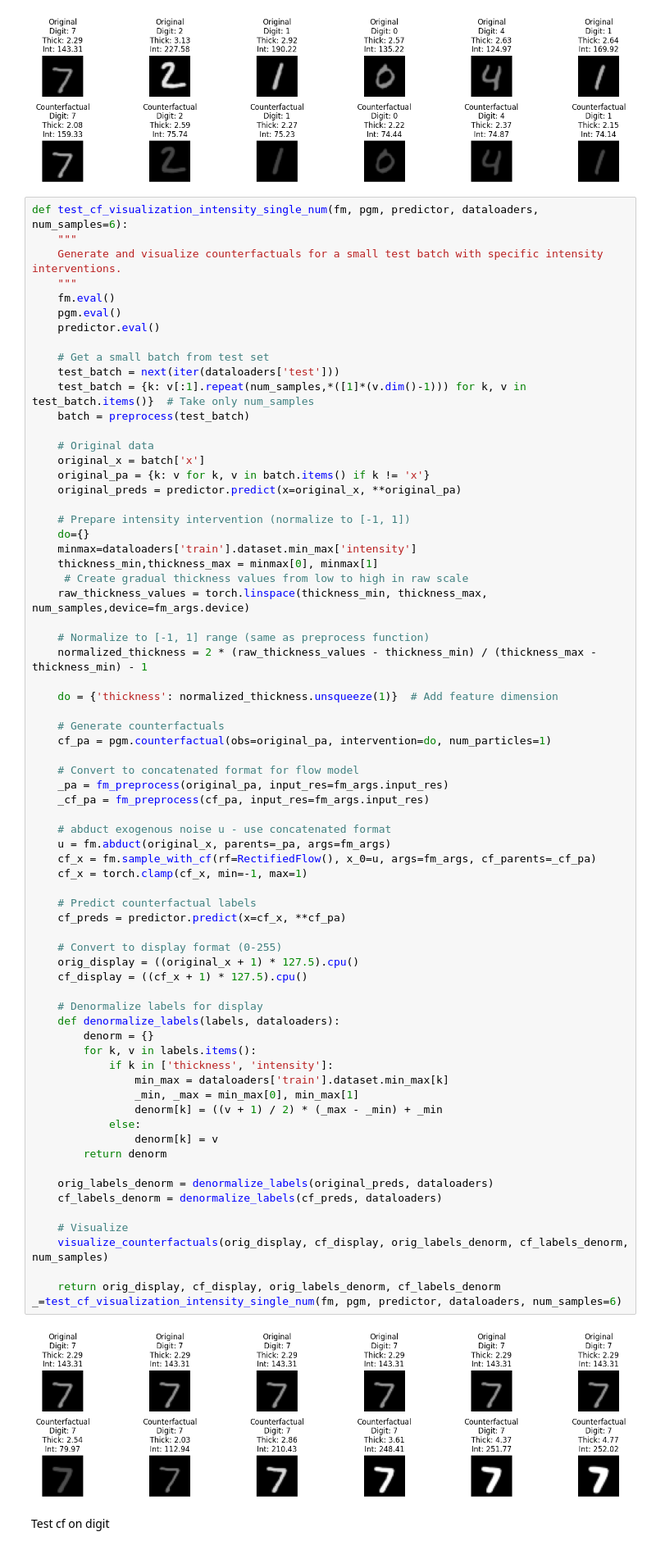
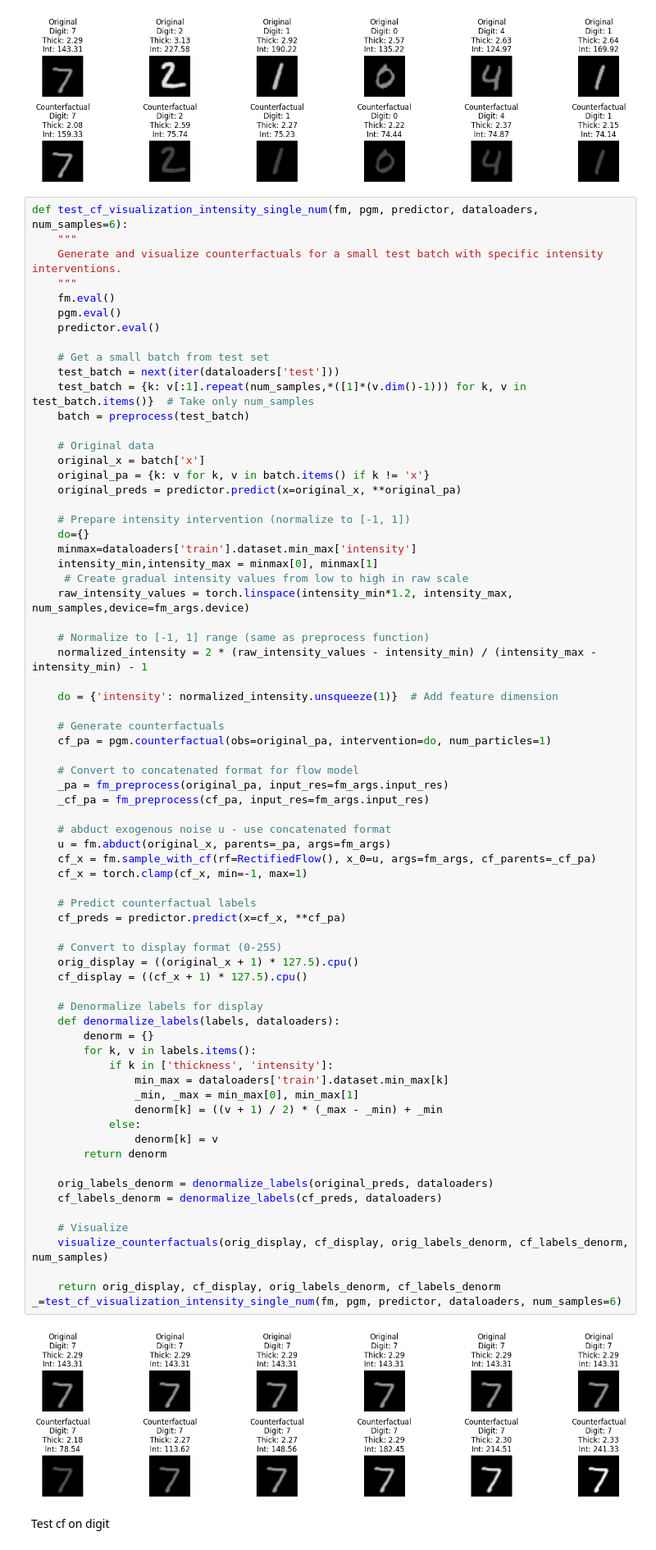
Before and after one commit to GeorgeT27/causal-retified-flow, a Jupyter notebook: src/notebook/counterfactual.ipynb, the cells around one changed output. Shown at 82% size. Drawn from its saved outputs; the diff is of its cells as text.

```diff
--- a/src/notebook/counterfactual.ipynb
+++ b/src/notebook/counterfactual.ipynb
@@ -339,14 +339,14 @@ def test_cf_visualization_intensity_single_num(fm, pgm, predictor, dataloaders,
     # Prepare intensity intervention (normalize to [-1, 1])
     do={}
     minmax=dataloaders['train'].dataset.min_max['intensity']
-    thickness_min,thickness_max = minmax[0], minmax[1]
-     # Create gradual thickness values from low to high in raw scale
-    raw_thickness_values = torch.linspace(thickness_min, thickness_max, num_samples,device=fm_args.device)
+    intensity_min,intensity_max = minmax[0], minmax[1]
+     # Create gradual intensity values from low to high in raw scale
+    raw_intensity_values = torch.linspace(intensity_min*1.2, intensity_max, num_samples,device=fm_args.device)
 
     # Normalize to [-1, 1] range (same as preprocess function)
-    normalized_thickness = 2 * (raw_thickness_values - thickness_min) / (thickness_max - thickness_min) - 1
+    normalized_intensity = 2 * (raw_intensity_values - intensity_min) / (intensity_max - intensity_min) - 1
 
-    do = {'thickness': normalized_thickness.unsqueeze(1)}  # Add feature dimension
+    do = {'intensity': normalized_intensity.unsqueeze(1)}  # Add feature dimension
 
     # Generate counterfactuals
     cf_pa = pgm.counterfactual(obs=original_pa, intervention=do, num_particles=1)
@@ -361,34 +361,34 @@ def test_cf_visualization_intensity_single_num(fm, pgm, predictor, dataloaders,
     cf_x = torch.clamp(cf_x, min=-1, max=1)
 
     # Predict counterfactual labels
     cf_preds = predictor.predict(x=cf_x, **cf_pa)
 
     # Convert to display format (0-255)
     orig_display = ((original_x + 1) * 127.5).cpu()
     cf_display = ((cf_x + 1) * 127.5).cpu()
 
     # Denormalize labels for display
     def denormalize_labels(labels, dataloaders):
         denorm = {}
         for k, v in labels.items():
             if k in ['thickness', 'intensity']:
                 min_max = dataloaders['train'].dataset.min_max[k]
                 _min, _max = min_max[0], min_max[1]
                 denorm[k] = ((v + 1) / 2) * (_max - _min) + _min
             else:
                 denorm[k] = v
         return denorm
 
     orig_labels_denorm = denormalize_labels(original_preds, dataloaders)
     cf_labels_denorm = denormalize_labels(cf_preds, dataloaders)
 
     # Visualize
     visualize_counterfactuals(orig_display, cf_display, orig_labels_denorm, cf_labels_denorm, num_samples)
 
     return orig_display, cf_display, orig_labels_denorm, cf_labels_denorm
 _=test_cf_visualization_intensity_single_num(fm, pgm, predictor, dataloaders, num_samples=6)
 # %% [output]
-[figure, old version]
+[figure, new version]
 # %% [markdown]
 Test cf on digit
 # %%
```
